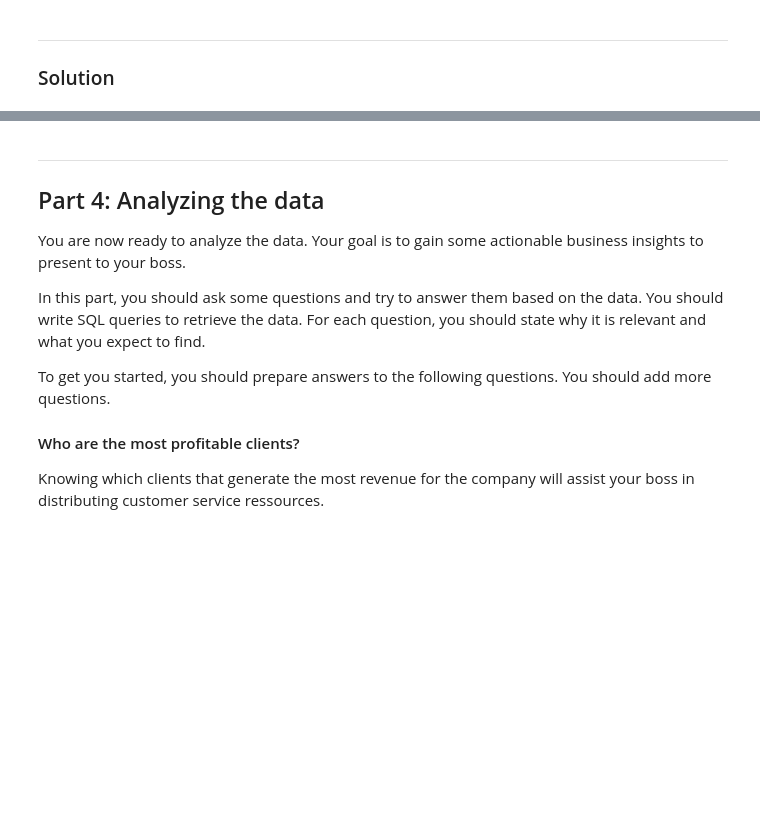
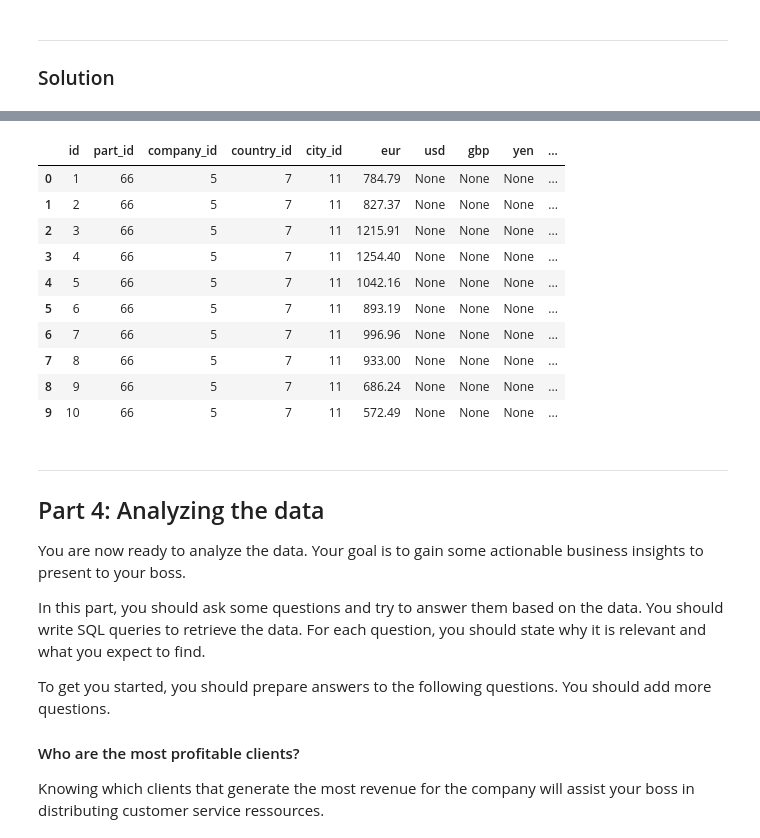
Before and after one commit to grimurz/project1, a Jupyter notebook: Project 1 - Customer Database.ipynb, the cells around one changed output, grey strips where cells are left out. Saved outputs shown, nothing was run; the diff lists cells and outputs as text; code cells hidden in the pictures; blank space fills up the shorter version.

```diff
--- a/Project 1 - Customer Database.ipynb
+++ b/Project 1 - Customer Database.ipynb
@@ -416,11 +419,0 @@ dfm.to_sql('trans', con=engine, index=True, if_exists='replace')
-# %%
-import sqlite3
-conn = sqlite3.connect('project1.sqlite')
-c = conn.cursor()
-
-c.execute('SELECT * FROM trans LIMIT 1')
-conn.commit()
-
-print(c.fetchall())
-
-conn.close()
@@ -428,0 +450,14 @@ conn.close()
+# %%
+pd.read_sql_query('SELECT * FROM trans limit 10', conn)
+# %% [output]
+|  | id | part_id | company_id | country_id | city_id | eur | usd | gbp | yen | ... |
+| 0 | 1 | 66 | 5 | 7 | 11 | 784.79 | None | None | None | ... |
+| 1 | 2 | 66 | 5 | 7 | 11 | 827.37 | None | None | None | ... |
+| 2 | 3 | 66 | 5 | 7 | 11 | 1215.91 | None | None | None | ... |
+| 3 | 4 | 66 | 5 | 7 | 11 | 1254.40 | None | None | None | ... |
+| 4 | 5 | 66 | 5 | 7 | 11 | 1042.16 | None | None | None | ... |
+| 5 | 6 | 66 | 5 | 7 | 11 | 893.19 | None | None | None | ... |
+| 6 | 7 | 66 | 5 | 7 | 11 | 996.96 | None | None | None | ... |
+| 7 | 8 | 66 | 5 | 7 | 11 | 933.00 | None | None | None | ... |
+| 8 | 9 | 66 | 5 | 7 | 11 | 686.24 | None | None | None | ... |
+| 9 | 10 | 66 | 5 | 7 | 11 | 572.49 | None | None | None | ... |
```
Also changed, not shown: parts of 9 cells of this notebook, 2 other files.
